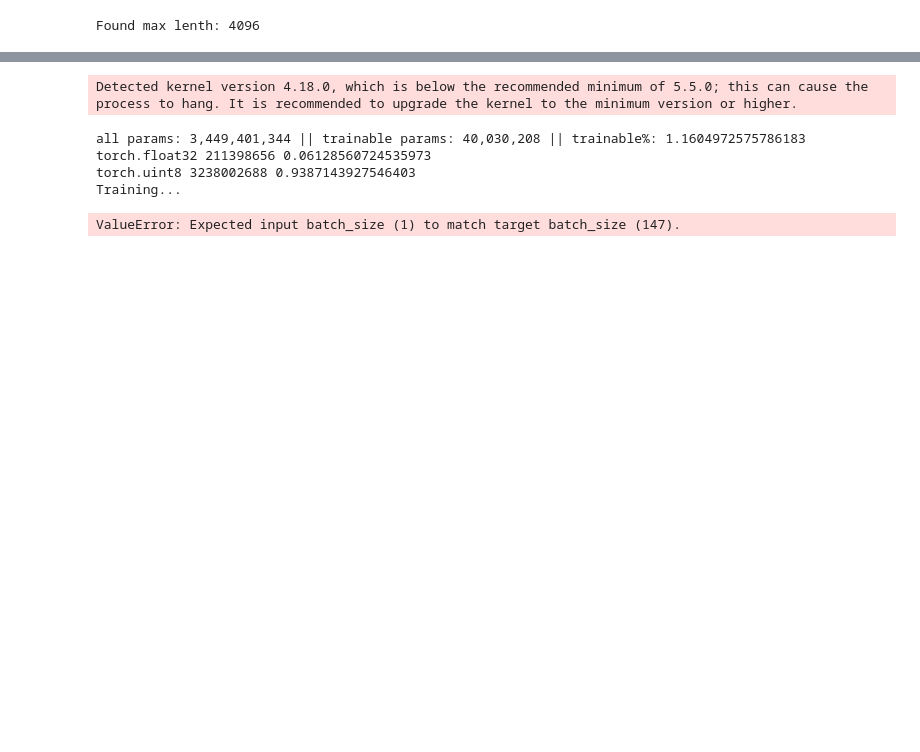
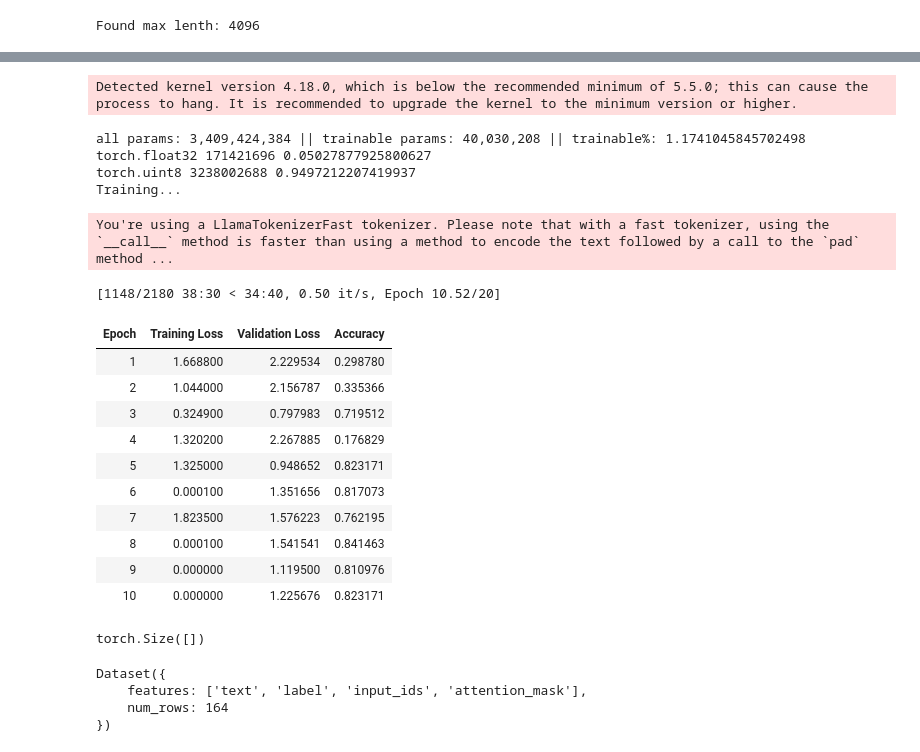
Before and after one commit to Brettbian/NLP2023Fall, a Jupyter notebook: finetune_llama.ipynb, the cells around one changed output, grey strips where cells are left out. Cells and saved outputs as stored; diff of their text form; code cells hidden in the pictures; blank space fills up the shorter version.

Commit message:
llama_for_qa

```diff
--- a/finetune_llama.ipynb
+++ b/finetune_llama.ipynb
@@ -63,18 +105,3 @@ def combine_question(sample, max_number_choices, tokenizer = tokenizer):
 # %% [output]
 Found max lenth: 4096
-# %%
-## Preprocess dataset
-seed = 1
-_combine_question = partial(combine_question, max_number_choices=13, tokenizer=tokenizer)
-dataset = dataset.map(
-        _combine_question,
- #        batched=True,
-         remove_columns=['mc1_targets', 'mc2_targets', 'question'],
-    )
-
-dataset = dataset.filter(lambda sample: len(sample["input_ids"]) < max_length)
-
-# Shuffle dataset
-dataset = dataset.shuffle(seed=seed)
-dataset.set_format("torch")
 # %%
@@ -123,0 +173,7 @@ You should probably TRAIN this model on a down-stream task to be able to use it
+# %%
+## Preprocess dataset
+max_length = get_max_length(model)
+seed = 1
+
+dataset = preprocess_dataset(tokenizer, max_length, seed, dataset)
+dataset.set_format("torch")
@@ -171,6 +254,14 @@ def print_trainable_parameters(model, use_4bit=False):
     print(
         f"all params: {all_param:,d} || trainable params: {trainable_params:,d} || trainable%: {100 * trainable_params / all_param}"
     )
+# %%
+import numpy as np
+import evaluate
+metric = evaluate.load("accuracy")
+def compute_metrics(eval_pred):
+    logits, labels = eval_pred
+    predictions = np.argmax(logits, axis = -1)
+    return metric.compute(predictions = predictions, references = labels)
 # %%
 def train(model, tokenizer, dataset, output_dir):
     # Apply preprocessing to the model to prepare it by
@@ -190,24 +281,29 @@ def train(model, tokenizer, dataset, output_dir):
     # Print information about the percentage of trainable parameters
     print_trainable_parameters(model)
 
+    pad_token_id = tokenizer.pad_token_id
+    model.config.pad_token_id = pad_token_id
+
     # Training parameters
     trainer = Trainer(
         model=model,
         train_dataset=dataset['train'],
+        eval_dataset = dataset['test'],
+        compute_metrics = compute_metrics,
         args=TrainingArguments(
-            per_device_train_batch_size=1,
-            gradient_accumulation_steps=1,
+            per_device_train_batch_size=6,
+            evaluation_strategy = "epoch",
             warmup_steps=2,
-            max_steps=3,
+#             max_steps=20,
             learning_rate=2e-4,
             fp16=True,
             logging_steps=1,
             output_dir=output_dir,
             optim="paged_adamw_8bit",
-            num_train_epochs=3,
+            num_train_epochs=20,
             push_to_hub = True
         ),
-        data_collator=DataCollatorForLanguageModeling(tokenizer, mlm=False)
+        data_collator=DataCollatorWithPadding(tokenizer=tokenizer)
     )
 
     model.config.use_cache = False  # re-enable for inference to speed up predictions for similar inputs
@@ -228,34 +324,57 @@ def train(model, tokenizer, dataset, output_dir):
     do_train = True
 
     # Launch training
     print("Training...")
 
     if do_train:
         train_result = trainer.train()
         metrics = train_result.metrics
         trainer.log_metrics("train", metrics)
         trainer.save_metrics("train", metrics)
         trainer.save_state()
         print(metrics)
 
     print("Saving last checkpoint of the model...")
     os.makedirs(output_dir, exist_ok=True)
     trainer.model.save_pretrained(output_dir)
 
     # Free memory for merging weights
     # del model
     # del trainer
     # torch.cuda.empty_cache()
 
     return trainer
 
 output_dir = "brettbbb/llama_mc_finetune"
 trainer = train(model, tokenizer, dataset, "brettbbb/llama_mc_finetune" )
 trainer.push_to_hub()
 # %% [output]
 Detected kernel version 4.18.0, which is below the recommended minimum of 5.5.0; this can cause the process to hang. It is recommended to upgrade the kernel to the minimum version or higher.
-all params: 3,449,401,344 || trainable params: 40,030,208 || trainable%: 1.1604972575786183
-torch.float32 211398656 0.06128560724535973
-torch.uint8 3238002688 0.9387143927546403
+all params: 3,409,424,384 || trainable params: 40,030,208 || trainable%: 1.1741045845702498
+torch.float32 171421696 0.05027877925800627
+torch.uint8 3238002688 0.9497212207419937
 Training...
-ValueError: Expected input batch_size (1) to match target batch_size (147).
+You're using a LlamaTokenizerFast tokenizer. Please note that with a fast tokenizer, using the `__call__` method is faster than using a method to encode the text followed by a call to the `pad` method ...
+[1148/2180 38:30 < 34:40, 0.50 it/s, Epoch 10.52/20]
+| Epoch | Training Loss | Validation Loss | Accuracy |
+| 1 | 1.668800 | 2.229534 | 0.298780 |
+| 2 | 1.044000 | 2.156787 | 0.335366 |
+| 3 | 0.324900 | 0.797983 | 0.719512 |
+| 4 | 1.320200 | 2.267885 | 0.176829 |
+| 5 | 1.325000 | 0.948652 | 0.823171 |
+| 6 | 0.000100 | 1.351656 | 0.817073 |
+| 7 | 1.823500 | 1.576223 | 0.762195 |
+| 8 | 0.000100 | 1.541541 | 0.841463 |
+| 9 | 0.000000 | 1.119500 | 0.810976 |
+| 10 | 0.000000 | 1.225676 | 0.823171 |
+# %%
+dataset['train']['label'][324].shape
+# %% [output]
+torch.Size([])
+# %%
+dataset['test']
+# %% [output]
+Dataset({
+    features: ['text', 'label', 'input_ids', 'attention_mask'],
+    num_rows: 164
+})
```
Also changed, not shown: parts of 17 cells of this notebook, 1 other file.
